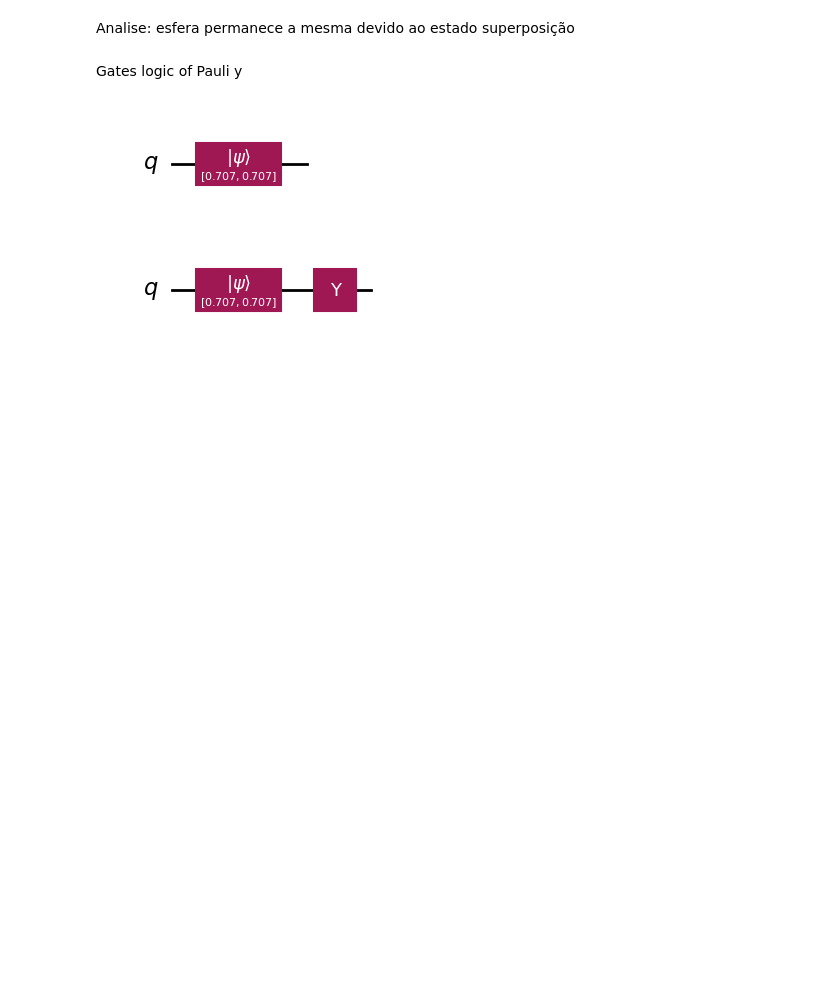
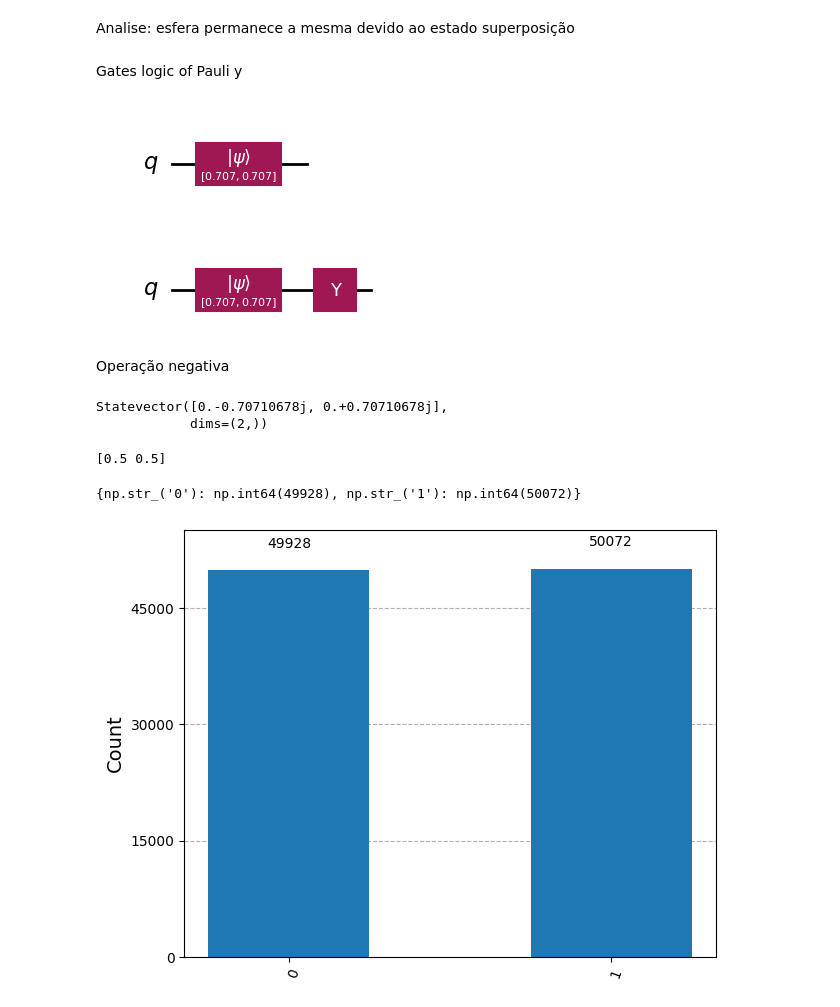
Before and after one commit to brunopaiva1/quantum-computing, a Jupyter notebook: logic_gates.ipynb, the cells around one changed output. Drawn from its saved outputs; the diff is of its cells as text; code cells hidden in the pictures; blank space fills up the shorter version.

```diff
--- a/logic_gates.ipynb
+++ b/logic_gates.ipynb
@@ -102,3 +102,25 @@ qc2.y(0)
 qc2.draw('mpl')
 # %% [output]
 [figure]
+# %% [markdown]
+Operação negativa
+# %%
+ψ = qi.Statevector(qc2)
+ψ
+# %% [output]
+Statevector([0.-0.70710678j, 0.+0.70710678j],
+            dims=(2,))
+# %%
+probs = ψ.probabilities()
+print(probs)
+# %% [output]
+[0.5 0.5]
+# %%
+counts = ψ.sample_counts(shots=100000)
+print(counts)
+# %% [output]
+{np.str_('0'): np.int64(49928), np.str_('1'): np.int64(50072)}
+# %%
+plot_histogram(counts)
+# %% [output]
+[figure, added]
```
Also changed, not shown: parts of 2 cells of this notebook.
